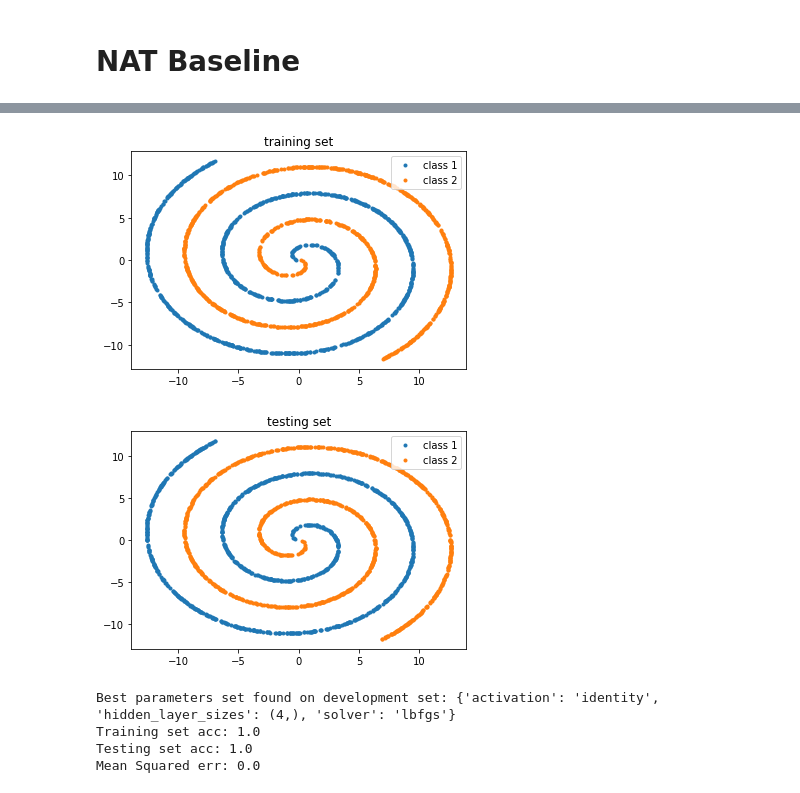
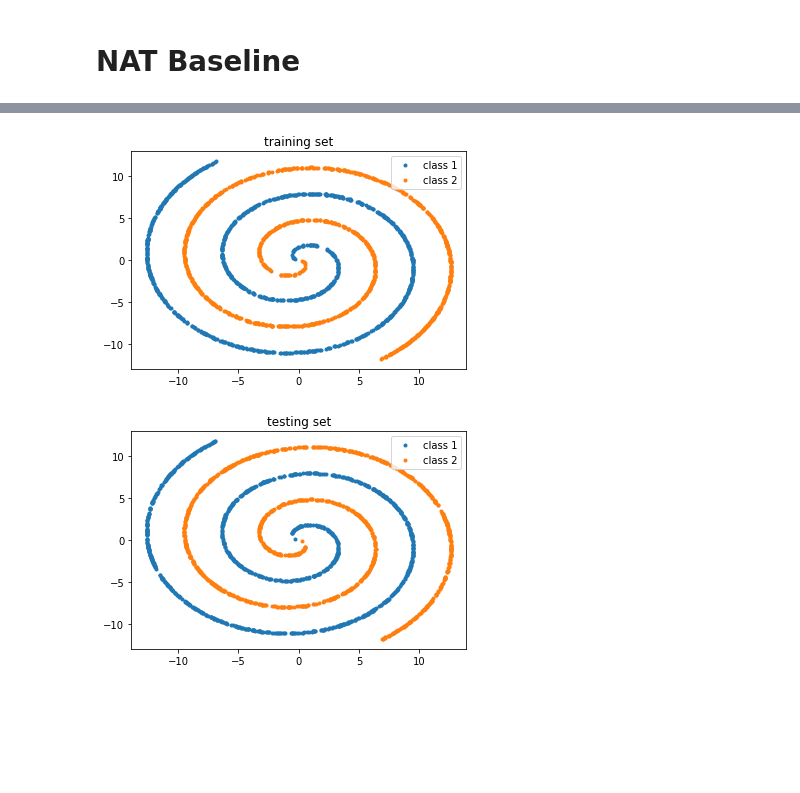
Before and after one commit to Kayzee805/NAT-CW2, a Jupyter notebook: baseline.ipynb, the cells around one changed output, grey strips where cells are left out. Drawn from its saved outputs; the diff is of its cells as text; code cells hidden in the pictures; blank space fills up the shorter version.

Commit message:
update to baseline, added tests for diff features

```diff
--- a/baseline.ipynb
+++ b/baseline.ipynb
@@ -72,50 +72,20 @@ def twospirals(n_points, noise=.0, square=False, sine=False):
     return (x, y)
     # (np.vstack( ( np.hstack((d1x,d1y)),np.hstack((-d1x,-d1y)) ) ), np.hstack((np.zeros(n_points),np.ones(n_points))))
 # %%
-X_train, y_train = twospirals(n_points=1000, noise=.0, square=True, sine=True)
-X_test, y_test = twospirals(n_points=1000, noise=.0, square=True, sine=True)
+X_train, y_train = twospirals(n_points=1000)
+X_test, y_test = twospirals(n_points=1000)
 
 plt.title('training set')
 plt.plot(X_train[y_train==0,0], X_train[y_train==0,1], '.', label='class 1')
 plt.plot(X_train[y_train==1,0], X_train[y_train==1,1], '.', label='class 2')
 plt.legend()
 plt.show()
 
 plt.title('testing set')
 plt.plot(X_test[y_test==0,0], X_test[y_test==0,1], '.', label='class 1')
 plt.plot(X_test[y_test==1,0], X_test[y_test==1,1], '.', label='class 2')
 plt.legend()
 plt.show()
 # %% [output]
-[figure, old version]
+[figure, new version]
 [figure]
-# %%
-param_grid = [
-        {
-            'activation' : ['identity', 'logistic', 'tanh', 'relu'],
-            'solver' : ['lbfgs', 'sgd', 'adam'],
-            'hidden_layer_sizes': [
-             (4,), (5,), (6,), (7,), (8,) #,(9,),(10,),(11,),(12,),(13,),(14,),(15,)
-             ]
-        }
-       ]
-
-# won't converge because of CI's time constraints, so we catch the warning and are ignore it here
-with warnings.catch_warnings():
-    warnings.filterwarnings('ignore', category=ConvergenceWarning, module='sklearn')
-    mlp = GridSearchCV(MLPClassifier(), param_grid, cv=3, scoring='accuracy', verbose=0)
-    mlp.fit(X_train, y_train)
-    print(f'Best parameters set found on development set: {mlp.best_params_}')
-
-# (X,Y)                             best params {'activation': 'tanh', 'hidden_layer_sizes': (8,), 'solver': 'adam'}
-# (X,Y, sin(X), sin(Y), X*X, Y*Y)   best params {'activation': 'identity', 'hidden_layer_sizes': (4,), 'solver': 'lbfgs'}
-best_param_mlp = MLPClassifier(activation='tanh', hidden_layer_sizes=(8,), solver='lbfgs')
-best_param_mlp.fit(X_train, y_train)
-print(f'Training set acc: {best_param_mlp.score(X_train, y_train)}')
-print(f'Testing set acc: {best_param_mlp.score(X_test, y_test)}')
-print(f'Mean Squared err: {mean_squared_error(y_test, best_param_mlp.predict(X_test))}')
-# %% [output]
-Best parameters set found on development set: {'activation': 'identity', 'hidden_layer_sizes': (4,), 'solver': 'lbfgs'}
-Training set acc: 1.0
-Testing set acc: 1.0
-Mean Squared err: 0.0
```
Also changed, not shown: parts of 8 cells of this notebook.
